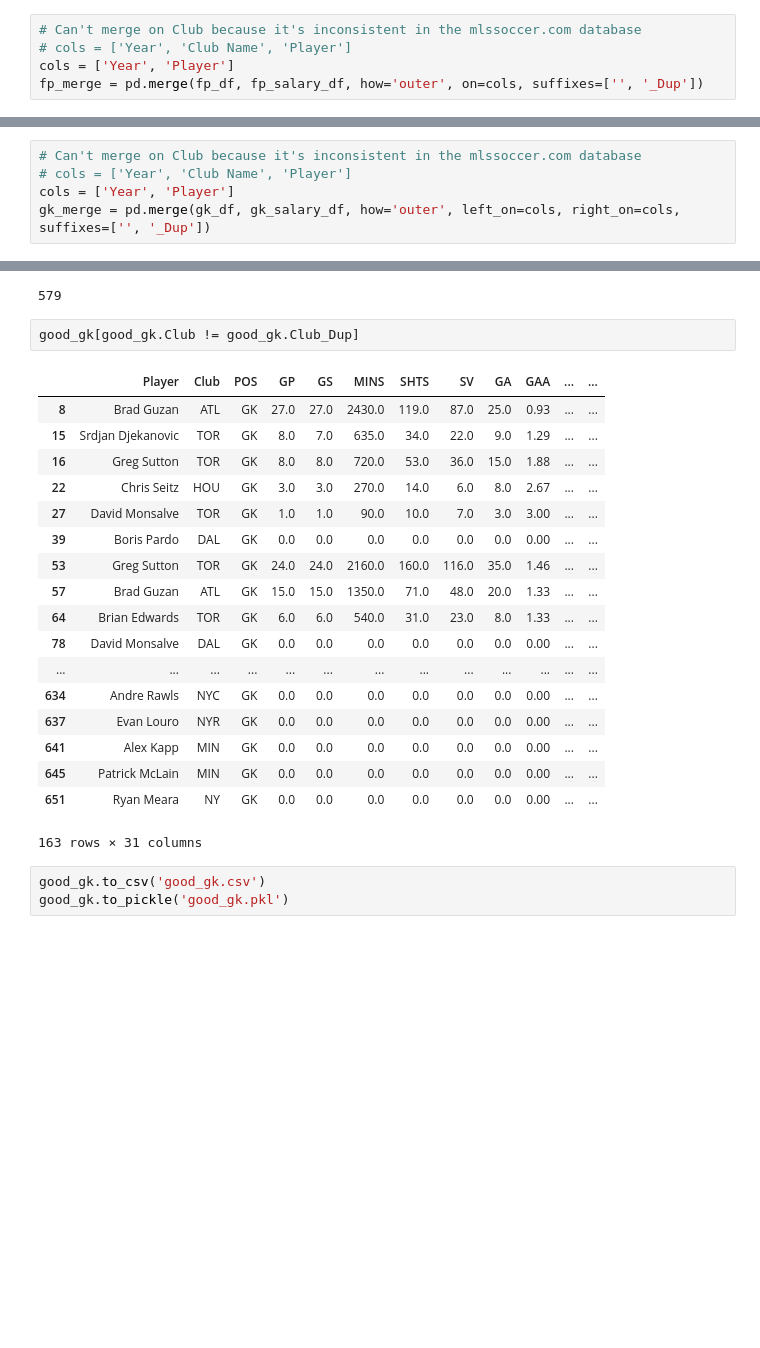
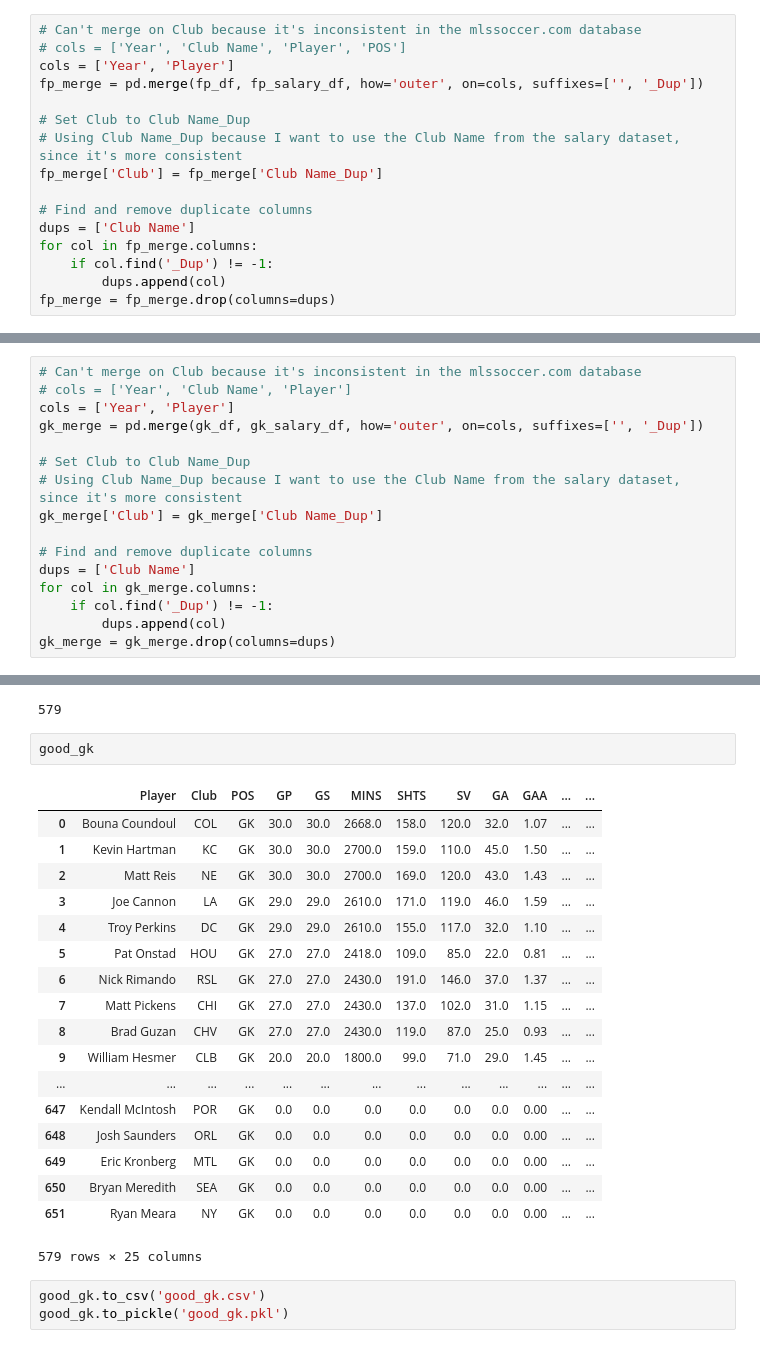
Before and after one commit to cneiderer/Class_Projects, a Jupyter notebook: Project_2/LinkingStats.ipynb, the cells around one changed output, grey strips where cells are left out. Cells and saved outputs as stored; diff of their text form; blank space fills up the shorter version.

```diff
--- a/Project_2/LinkingStats.ipynb
+++ b/Project_2/LinkingStats.ipynb
@@ -293,9 +293,20 @@ gk_salary_df = salary_df[gk_idx]
 ### Merge Field Player Stats with Field Player Salary Data
 # %%
 # Can't merge on Club because it's inconsistent in the mlssoccer.com database
-# cols = ['Year', 'Club Name', 'Player']
+# cols = ['Year', 'Club Name', 'Player', 'POS']
 cols = ['Year', 'Player']
 fp_merge = pd.merge(fp_df, fp_salary_df, how='outer', on=cols, suffixes=['', '_Dup'])
+
+# Set Club to Club Name_Dup
+# Using Club Name_Dup because I want to use the Club Name from the salary dataset, since it's more consistent
+fp_merge['Club'] = fp_merge['Club Name_Dup']
+
+# Find and remove duplicate columns
+dups = ['Club Name']
+for col in fp_merge.columns:
+    if col.find('_Dup') != -1:
+        dups.append(col)
+fp_merge = fp_merge.drop(columns=dups)
 # %%
 good_fp = fp_merge[~fp_merge.isnull().any(axis=1)]
 # %%
@@ -328,5 +339,16 @@ bad_fp.to_pickle('bad_fp.pkl')
 # Can't merge on Club because it's inconsistent in the mlssoccer.com database
 # cols = ['Year', 'Club Name', 'Player']
 cols = ['Year', 'Player']
-gk_merge = pd.merge(gk_df, gk_salary_df, how='outer', left_on=cols, right_on=cols, suffixes=['', '_Dup'])
+gk_merge = pd.merge(gk_df, gk_salary_df, how='outer', on=cols, suffixes=['', '_Dup'])
+
+# Set Club to Club Name_Dup
+# Using Club Name_Dup because I want to use the Club Name from the salary dataset, since it's more consistent
+gk_merge['Club'] = gk_merge['Club Name_Dup']
+
+# Find and remove duplicate columns
+dups = ['Club Name']
+for col in gk_merge.columns:
+    if col.find('_Dup') != -1:
+        dups.append(col)
+gk_merge = gk_merge.drop(columns=dups)
 # %%
@@ -335,27 +357,27 @@ good_gk= gk_merge[~gk_merge.isnull().any(axis=1)]
 len(good_gk)
 # %% [output]
 579
-# %%
-good_gk[good_gk.Club != good_gk.Club_Dup]
-# %% [output]
-|  | Player | Club | POS | GP | GS | MINS | SHTS | SV | GA | GAA | ... | ... |
-| 8 | Brad Guzan | ATL | GK | 27.0 | 27.0 | 2430.0 | 119.0 | 87.0 | 25.0 | 0.93 | ... | ... |
-| 15 | Srdjan Djekanovic | TOR | GK | 8.0 | 7.0 | 635.0 | 34.0 | 22.0 | 9.0 | 1.29 | ... | ... |
-| 16 | Greg Sutton | TOR | GK | 8.0 | 8.0 | 720.0 | 53.0 | 36.0 | 15.0 | 1.88 | ... | ... |
-| 22 | Chris Seitz | HOU | GK | 3.0 | 3.0 | 270.0 | 14.0 | 6.0 | 8.0 | 2.67 | ... | ... |
-| 27 | David Monsalve | TOR | GK | 1.0 | 1.0 | 90.0 | 10.0 | 7.0 | 3.0 | 3.00 | ... | ... |
-| 39 | Boris Pardo | DAL | GK | 0.0 | 0.0 | 0.0 | 0.0 | 0.0 | 0.0 | 0.00 | ... | ... |
-| 53 | Greg Sutton | TOR | GK | 24.0 | 24.0 | 2160.0 | 160.0 | 116.0 | 35.0 | 1.46 | ... | ... |
-| 57 | Brad Guzan | ATL | GK | 15.0 | 15.0 | 1350.0 | 71.0 | 48.0 | 20.0 | 1.33 | ... | ... |
-| 64 | Brian Edwards | TOR | GK | 6.0 | 6.0 | 540.0 | 31.0 | 23.0 | 8.0 | 1.33 | ... | ... |
-| 78 | David Monsalve | DAL | GK | 0.0 | 0.0 | 0.0 | 0.0 | 0.0 | 0.0 | 0.00 | ... | ... |
-| ... | ... | ... | ... | ... | ... | ... | ... | ... | ... | ... | ... | ... |
-| 634 | Andre Rawls | NYC | GK | 0.0 | 0.0 | 0.0 | 0.0 | 0.0 | 0.0 | 0.00 | ... | ... |
-| 637 | Evan Louro | NYR | GK | 0.0 | 0.0 | 0.0 | 0.0 | 0.0 | 0.0 | 0.00 | ... | ... |
-| 641 | Alex Kapp | MIN | GK | 0.0 | 0.0 | 0.0 | 0.0 | 0.0 | 0.0 | 0.00 | ... | ... |
-| 645 | Patrick McLain | MIN | GK | 0.0 | 0.0 | 0.0 | 0.0 | 0.0 | 0.0 | 0.00 | ... | ... |
-| 651 | Ryan Meara | NY | GK | 0.0 | 0.0 | 0.0 | 0.0 | 0.0 | 0.0 | 0.00 | ... | ... |
-163 rows × 31 columns
+# %%
+good_gk
+# %% [output]
+|  | Player | Club | POS | GP | GS | MINS | SHTS | SV | GA | GAA | ... | ... |
+| 0 | Bouna Coundoul | COL | GK | 30.0 | 30.0 | 2668.0 | 158.0 | 120.0 | 32.0 | 1.07 | ... | ... |
+| 1 | Kevin Hartman | KC | GK | 30.0 | 30.0 | 2700.0 | 159.0 | 110.0 | 45.0 | 1.50 | ... | ... |
+| 2 | Matt Reis | NE | GK | 30.0 | 30.0 | 2700.0 | 169.0 | 120.0 | 43.0 | 1.43 | ... | ... |
+| 3 | Joe Cannon | LA | GK | 29.0 | 29.0 | 2610.0 | 171.0 | 119.0 | 46.0 | 1.59 | ... | ... |
+| 4 | Troy Perkins | DC | GK | 29.0 | 29.0 | 2610.0 | 155.0 | 117.0 | 32.0 | 1.10 | ... | ... |
+| 5 | Pat Onstad | HOU | GK | 27.0 | 27.0 | 2418.0 | 109.0 | 85.0 | 22.0 | 0.81 | ... | ... |
+| 6 | Nick Rimando | RSL | GK | 27.0 | 27.0 | 2430.0 | 191.0 | 146.0 | 37.0 | 1.37 | ... | ... |
+| 7 | Matt Pickens | CHI | GK | 27.0 | 27.0 | 2430.0 | 137.0 | 102.0 | 31.0 | 1.15 | ... | ... |
+| 8 | Brad Guzan | CHV | GK | 27.0 | 27.0 | 2430.0 | 119.0 | 87.0 | 25.0 | 0.93 | ... | ... |
+| 9 | William Hesmer | CLB | GK | 20.0 | 20.0 | 1800.0 | 99.0 | 71.0 | 29.0 | 1.45 | ... | ... |
+| ... | ... | ... | ... | ... | ... | ... | ... | ... | ... | ... | ... | ... |
+| 647 | Kendall McIntosh | POR | GK | 0.0 | 0.0 | 0.0 | 0.0 | 0.0 | 0.0 | 0.00 | ... | ... |
+| 648 | Josh Saunders | ORL | GK | 0.0 | 0.0 | 0.0 | 0.0 | 0.0 | 0.0 | 0.00 | ... | ... |
+| 649 | Eric Kronberg | MTL | GK | 0.0 | 0.0 | 0.0 | 0.0 | 0.0 | 0.0 | 0.00 | ... | ... |
+| 650 | Bryan Meredith | SEA | GK | 0.0 | 0.0 | 0.0 | 0.0 | 0.0 | 0.0 | 0.00 | ... | ... |
+| 651 | Ryan Meara | NY | GK | 0.0 | 0.0 | 0.0 | 0.0 | 0.0 | 0.0 | 0.00 | ... | ... |
+579 rows × 25 columns
 # %%
 good_gk.to_csv('good_gk.csv')
 good_gk.to_pickle('good_gk.pkl')
```
Also changed, not shown: parts of 12 cells of this notebook, 2 other files.
